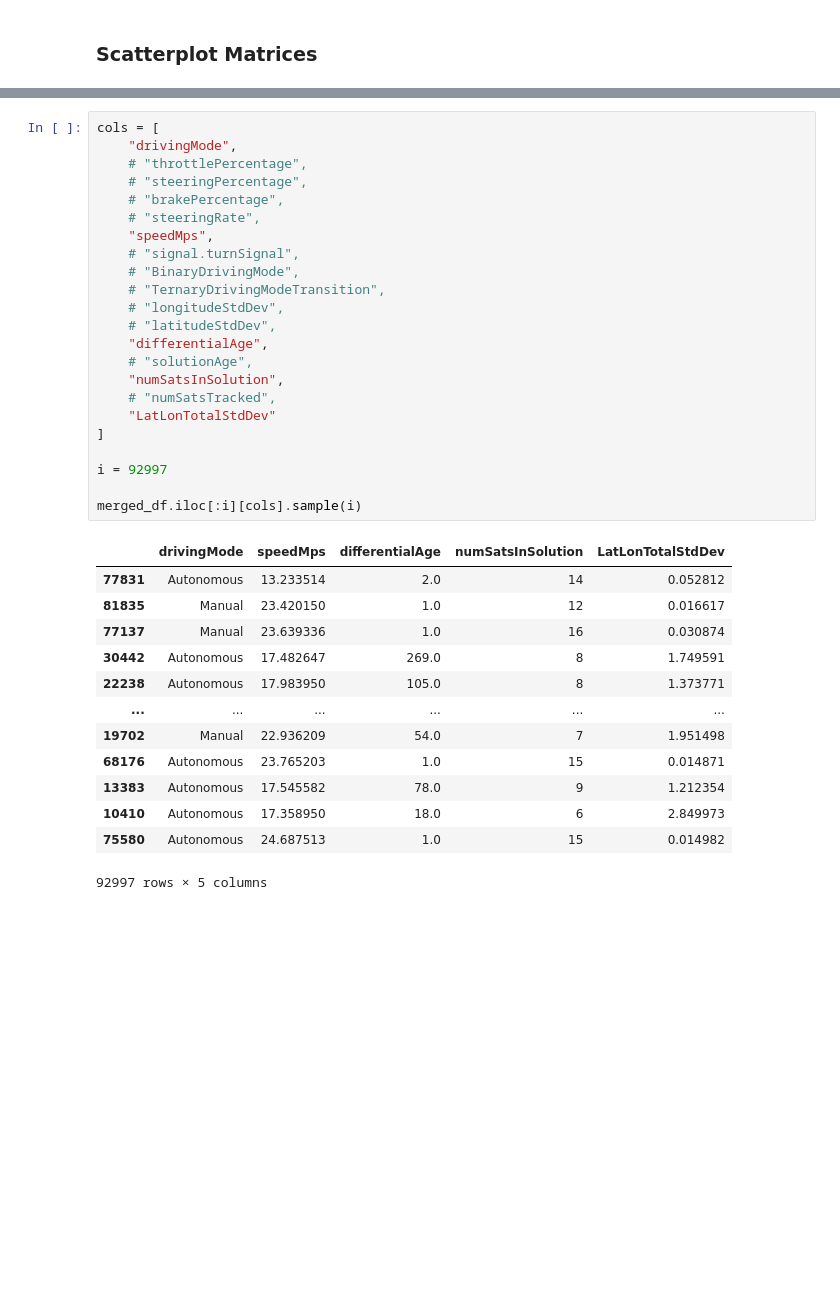
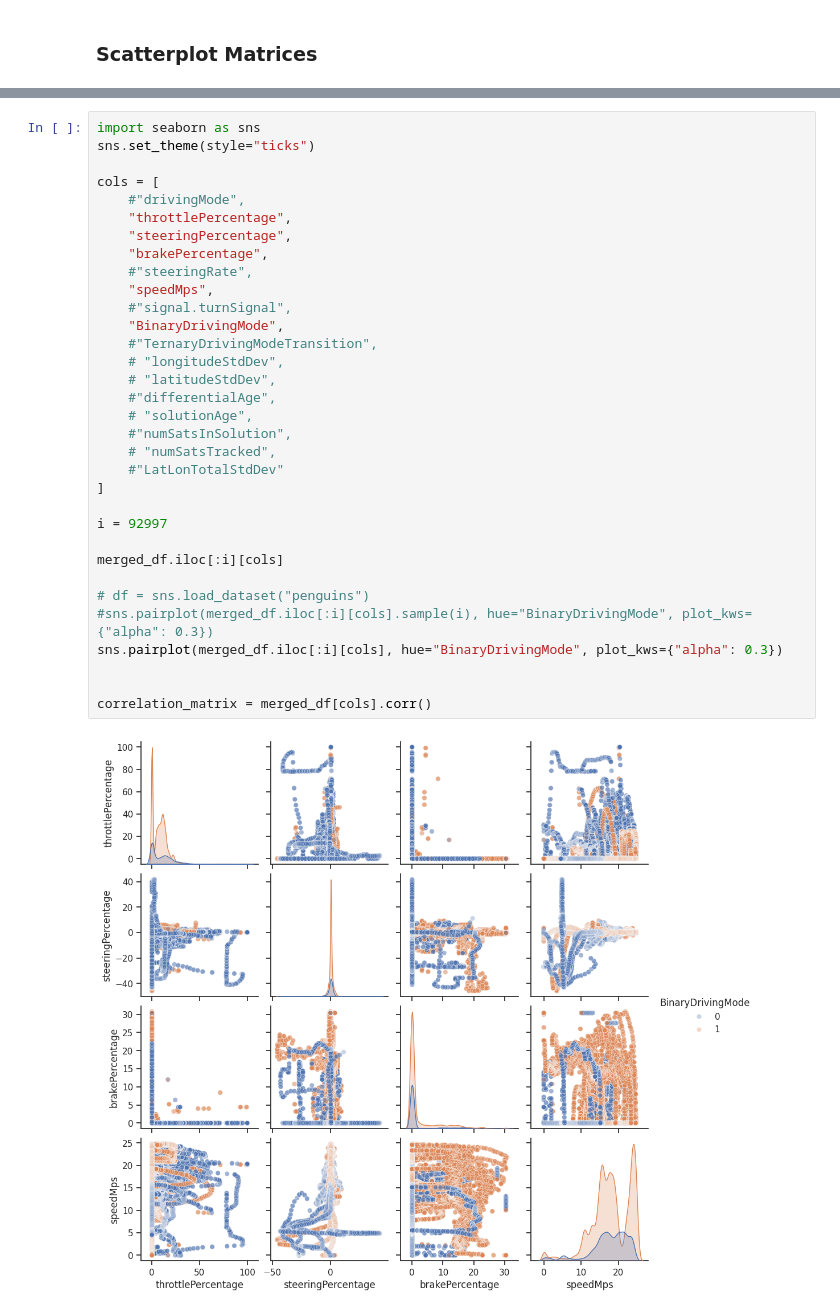
Before and after one commit to vHepp/TDMprivate, a Jupyter notebook: code/Analysis.ipynb, the cells around one changed output, grey strips where cells are left out. Drawn from its saved outputs; the diff is of its cells as text; blank space fills up the shorter version.

```diff
--- a/code/Analysis.ipynb
+++ b/code/Analysis.ipynb
@@ -120,37 +168,35 @@ merged_df
 # %%
+import seaborn as sns
+sns.set_theme(style="ticks")
+
 cols = [
-    "drivingMode",
-    # "throttlePercentage",
-    # "steeringPercentage",
-    # "brakePercentage",
-    # "steeringRate",
+    #"drivingMode",
+    "throttlePercentage",
+    "steeringPercentage",
+    "brakePercentage",
+    #"steeringRate",
     "speedMps",
-    # "signal.turnSignal",
-    # "BinaryDrivingMode",
-    # "TernaryDrivingModeTransition",
+    #"signal.turnSignal",
+    "BinaryDrivingMode",
+    #"TernaryDrivingModeTransition",
     # "longitudeStdDev",
     # "latitudeStdDev",
-    "differentialAge",
+    #"differentialAge",
     # "solutionAge",
-    "numSatsInSolution",
+    #"numSatsInSolution",
     # "numSatsTracked",
-    "LatLonTotalStdDev"
+    #"LatLonTotalStdDev"
 ]
 
 i = 92997
 
-merged_df.iloc[:i][cols].sample(i)
+merged_df.iloc[:i][cols]
+
+# df = sns.load_dataset("penguins")
+#sns.pairplot(merged_df.iloc[:i][cols].sample(i), hue="BinaryDrivingMode", plot_kws={"alpha": 0.3})
+sns.pairplot(merged_df.iloc[:i][cols], hue="BinaryDrivingMode", plot_kws={"alpha": 0.3})
+
+
+correlation_matrix = merged_df[cols].corr()
 # %% [output]
-|  | drivingMode | speedMps | differentialAge | numSatsInSolution | LatLonTotalStdDev |
-| 77831 | Autonomous | 13.233514 | 2.0 | 14 | 0.052812 |
-| 81835 | Manual | 23.420150 | 1.0 | 12 | 0.016617 |
-| 77137 | Manual | 23.639336 | 1.0 | 16 | 0.030874 |
-| 30442 | Autonomous | 17.482647 | 269.0 | 8 | 1.749591 |
-| 22238 | Autonomous | 17.983950 | 105.0 | 8 | 1.373771 |
-| ... | ... | ... | ... | ... | ... |
-| 19702 | Manual | 22.936209 | 54.0 | 7 | 1.951498 |
-| 68176 | Autonomous | 23.765203 | 1.0 | 15 | 0.014871 |
-| 13383 | Autonomous | 17.545582 | 78.0 | 9 | 1.212354 |
-| 10410 | Autonomous | 17.358950 | 18.0 | 6 | 2.849973 |
-| 75580 | Autonomous | 24.687513 | 1.0 | 15 | 0.014982 |
-92997 rows × 5 columns
+[figure, added]
```
Also changed, not shown: parts of 11 cells of this notebook, 2 other files.
